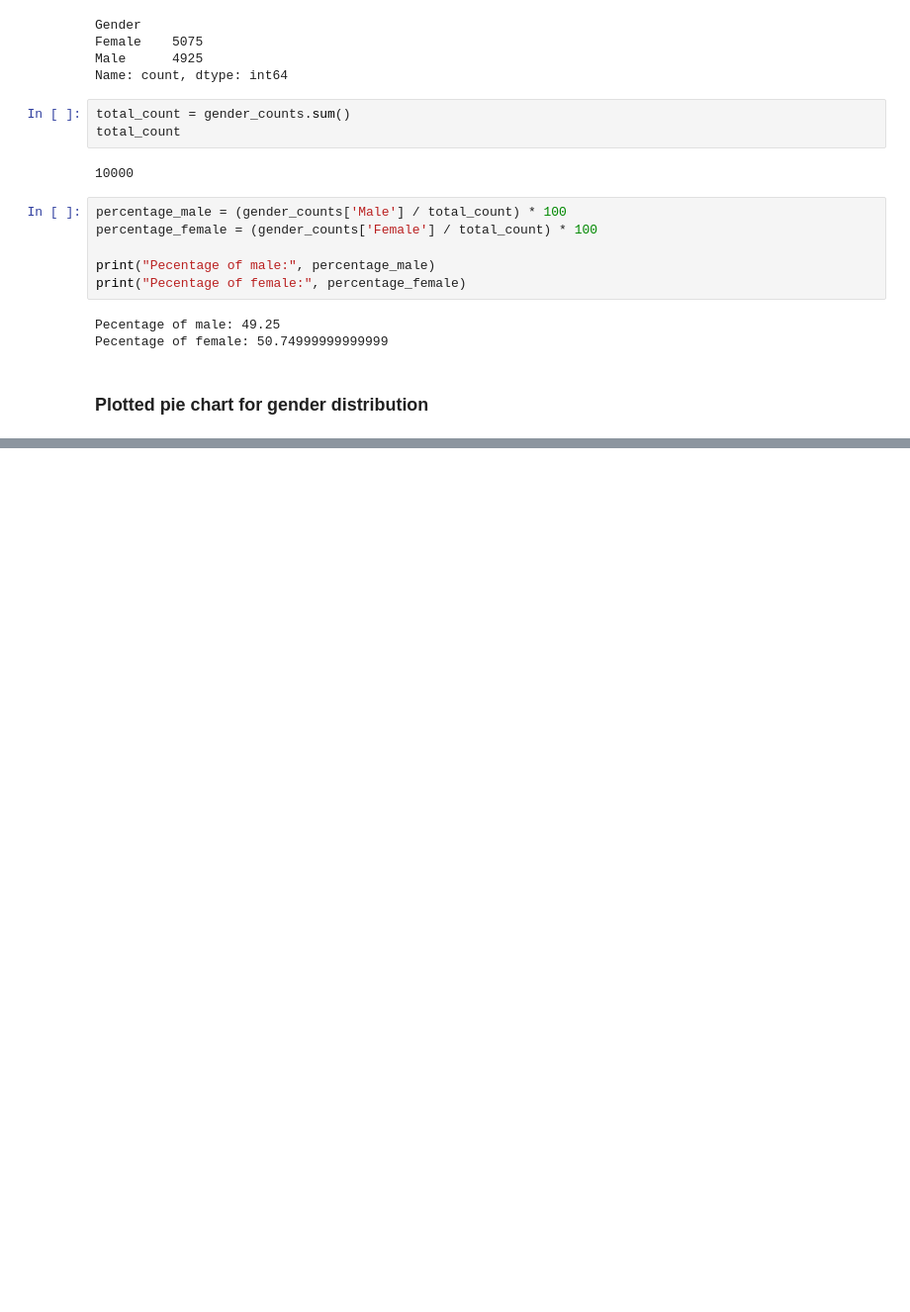
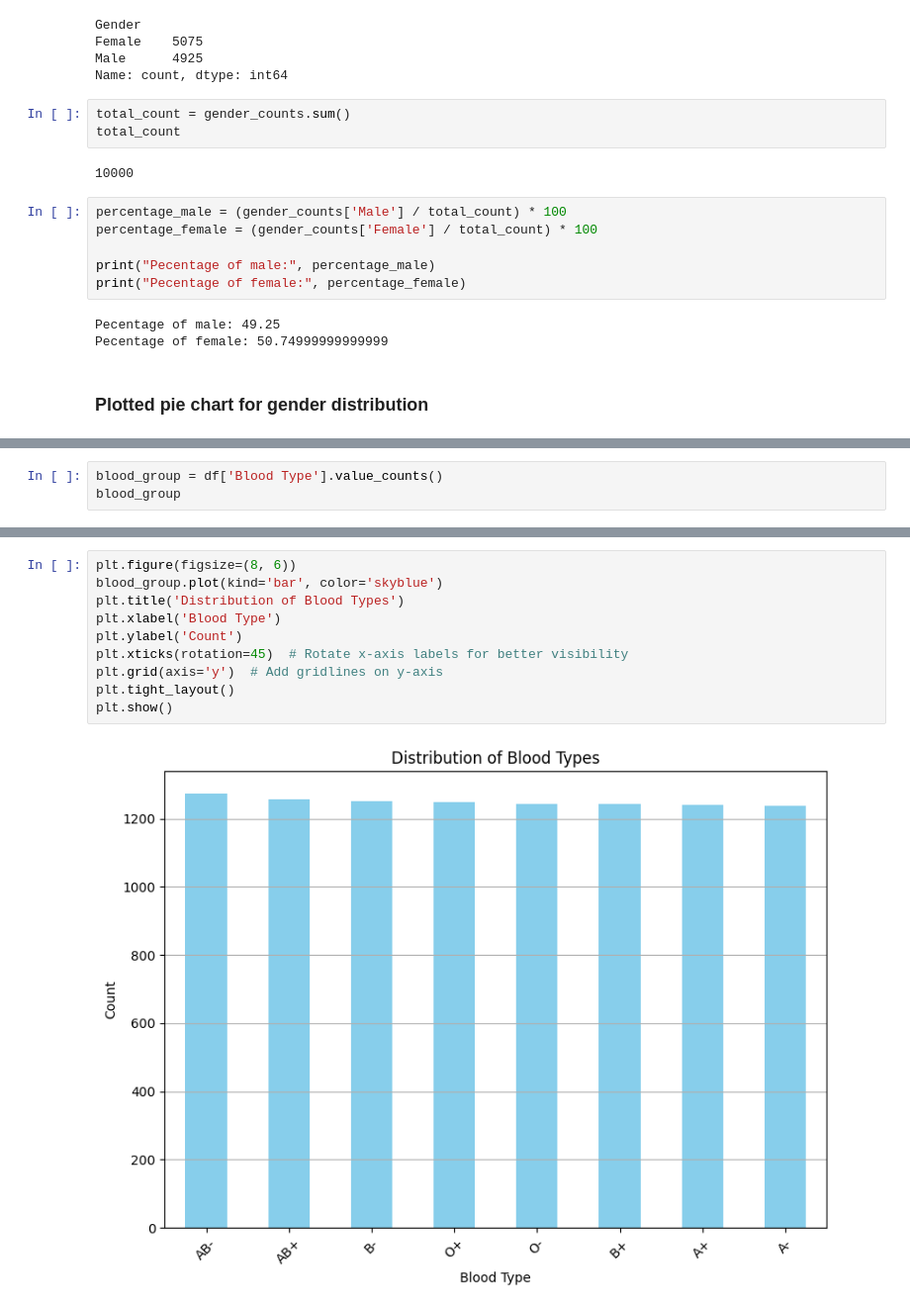
Before and after one commit to danishzayan/DS_Presentation, a Jupyter notebook: DS_Presentation.ipynb, the cells around one changed output, grey strips where cells are left out. Shown: that part at 99% size. Cells and saved outputs as stored; diff of their text form; blank space fills up the shorter version.

```diff
--- a/DS_Presentation.ipynb
+++ b/DS_Presentation.ipynb
@@ -350,0 +345,3 @@ plt.show()
+# %%
+blood_group = df['Blood Type'].value_counts()
+blood_group
@@ -350,0 +359,12 @@ plt.show()
+# %%
+plt.figure(figsize=(8, 6))
+blood_group.plot(kind='bar', color='skyblue')
+plt.title('Distribution of Blood Types')
+plt.xlabel('Blood Type')
+plt.ylabel('Count')
+plt.xticks(rotation=45)  # Rotate x-axis labels for better visibility
+plt.grid(axis='y')  # Add gridlines on y-axis
+plt.tight_layout()
+plt.show()
+# %% [output]
+[figure, added]
```
Also changed, not shown: parts of 9 cells of this notebook.
